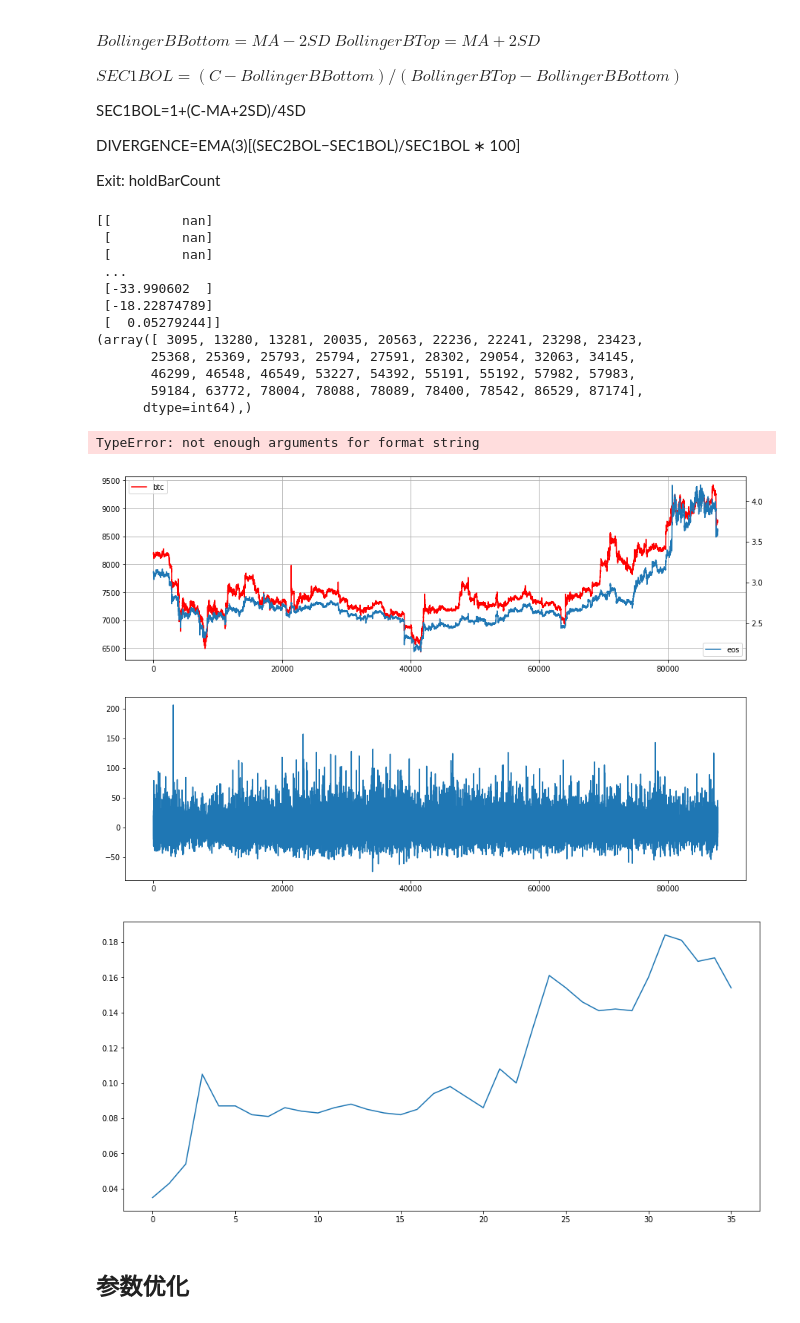
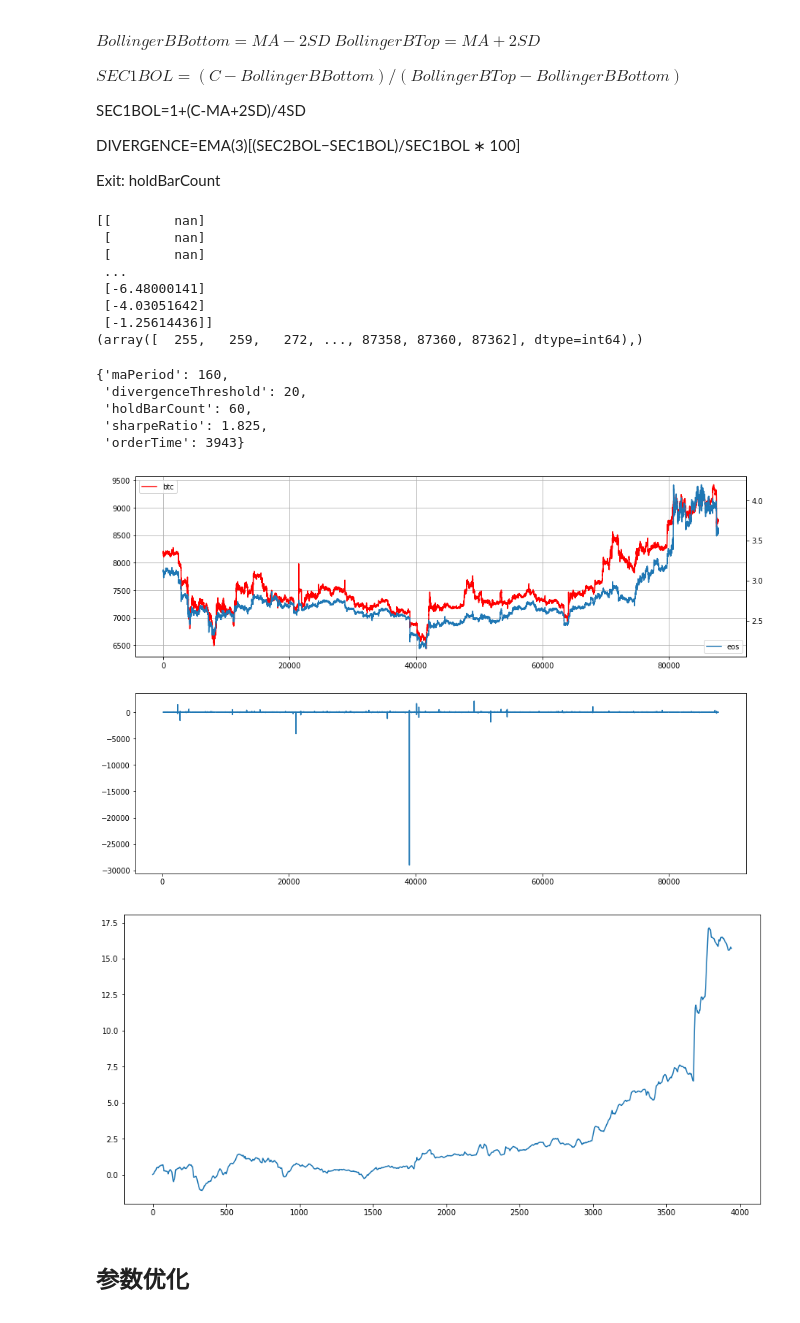
Before and after one commit to Orlandoli/intern, a Jupyter notebook: Bollinger_divergence.ipynb, the cells around one changed output. Drawn from its saved outputs; the diff is of its cells as text; code cells hidden in the pictures.

```diff
--- a/Bollinger_divergence.ipynb
+++ b/Bollinger_divergence.ipynb
@@ -196,25 +212,25 @@ class Bollinger_divergence(object):
         resultDict = self.perfPlotSave(zipBuy, zipShort)
         return self.paraDict
 # %%
-paraDict = {'maPeriod':15,  'divergenceThreshold':70, 'holdBarCount':30}
+paraDict = {'maPeriod':160,  'divergenceThreshold':20, 'holdBarCount':60}
 coinSig = Bollinger_divergence(coinDf, paraDict)
 coinSig.runSignalTest()
 # %% [output]
-[[         nan]
- [         nan]
- [         nan]
+[[        nan]
+ [        nan]
+ [        nan]
  ...
- [-33.990602  ]
- [-18.22874789]
- [  0.05279244]]
-(array([ 3095, 13280, 13281, 20035, 20563, 22236, 22241, 23298, 23423,
-       25368, 25369, 25793, 25794, 27591, 28302, 29054, 32063, 34145,
-       46299, 46548, 46549, 53227, 54392, 55191, 55192, 57982, 57983,
-       59184, 63772, 78004, 78088, 78089, 78400, 78542, 86529, 87174],
-      dtype=int64),)
+ [-6.48000141]
+ [-4.03051642]
+ [-1.25614436]]
+(array([  255,   259,   272, ..., 87358, 87360, 87362], dtype=int64),)
-TypeError: not enough arguments for format string
+{'maPeriod': 160,
+ 'divergenceThreshold': 20,
+ 'holdBarCount': 60,
+ 'sharpeRatio': 1.825,
+ 'orderTime': 3943}
-[figure, old version]
+[figure, new version]
-[figure, old version]
+[figure, new version]
 # %% [markdown]
 ## 参数优化
 # %%
```
Also changed, not shown: parts of 8 cells of this notebook.
